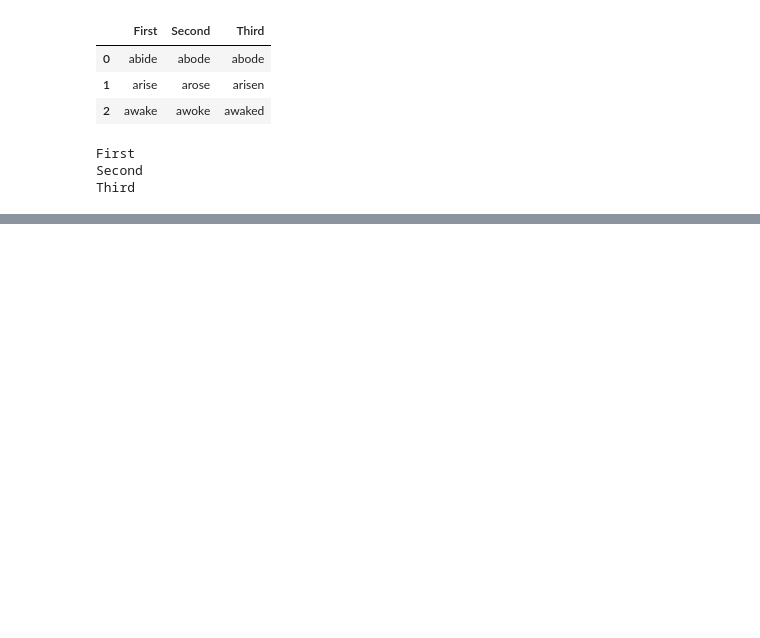
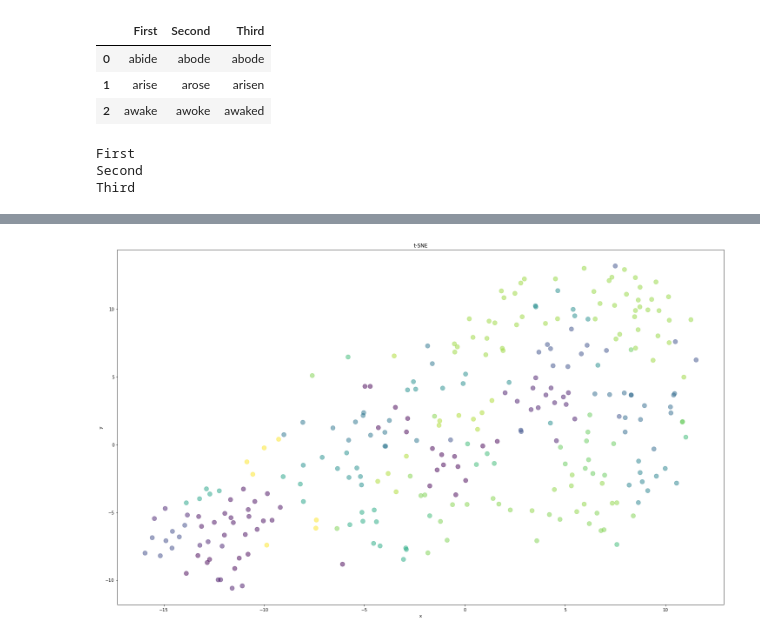
Before and after one commit to dailydaniel/univer, a Jupyter notebook: french/lstm/test.ipynb, the cells around one changed output, grey strips where cells are left out. Saved outputs shown, nothing was run; the diff lists cells and outputs as text; code cells hidden in the pictures; blank space fills up the shorter version.

```diff
--- a/french/lstm/test.ipynb
+++ b/french/lstm/test.ipynb
@@ -184,0 +240,5 @@ with open('test1.txt', 'w') as f:
+# %%
+n = 25
+kmeans = KMeans(n_clusters=n)
+# %%
+kmeans.fit(vectors[2])
@@ -184,0 +284,4 @@ with open('test1.txt', 'w') as f:
+# %%
+tsne = TSNE(n_components=2, verbose=1, perplexity=40, n_iter=1000)
+# %%
+tsne_results = tsne.fit_transform(vectors[2])
@@ -184,0 +296,13 @@ with open('test1.txt', 'w') as f:
+# %%
+theta = 2 * np.pi * np.random.rand(n)
+np.random.shuffle(theta)
+colors = [theta[x] for x in kmeans.labels_]
+
+fig, ax = plt.subplots(figsize=(25, 15))
+ax.scatter(tsne_results[:, 0], tsne_results[:, 1], alpha=0.5, c=colors, s=[100]*len(tsne_results))
+plt.title('t-SNE')
+plt.xlabel('x')
+plt.ylabel('y')
+plt.show()
+# %% [output]
+[figure, added]
```
Also changed, not shown: parts of 28 cells of this notebook, 5 other files.
